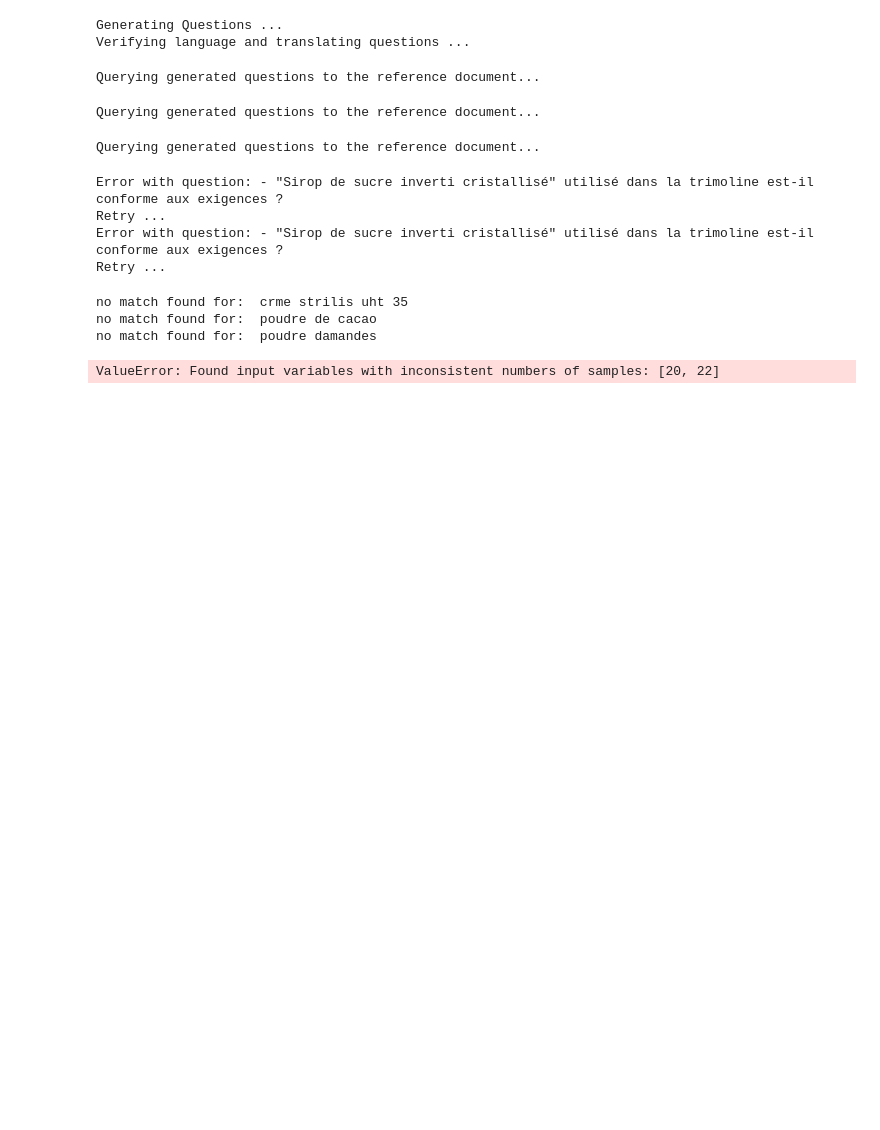
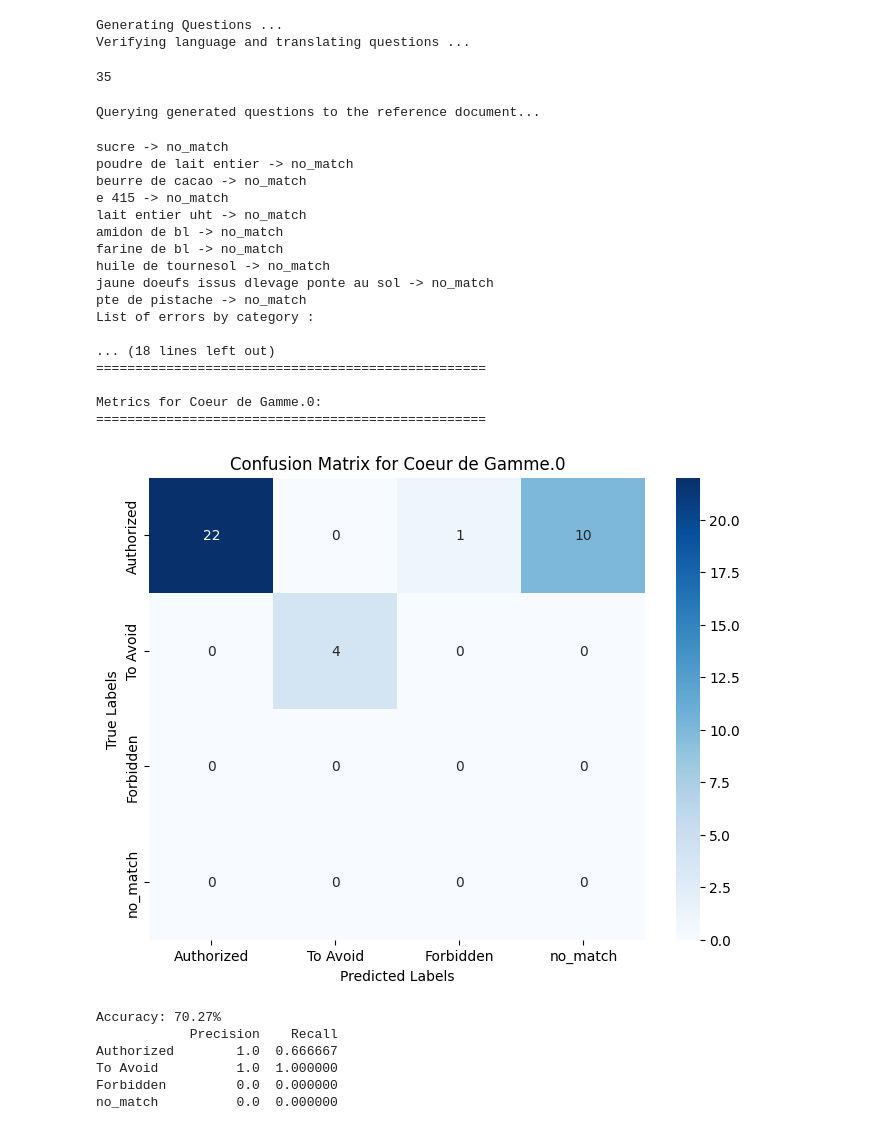
Before and after one commit to QuivrHQ/MegaParse, a Jupyter notebook: notebooks/evaluate_diff_agent.ipynb, the cells around one changed output. Drawn from its saved outputs; the diff is of its cells as text; code cells hidden in the pictures; blank space fills up the shorter version.

```diff
--- a/notebooks/evaluate_diff_agent.ipynb
+++ b/notebooks/evaluate_diff_agent.ipynb
@@ -15,23 +15,43 @@ questions = agent.generate_questions(Path("../megaparse/cdp/exemple_fournisseur_
 # %% [output]
 Generating Questions ...
 Verifying language and translating questions ...
+# %%
+len(questions)
+# %% [output]
+35
 # %%
 # additional_context = ContextType(category='Entree de Gamme', context='pour les produits de la catégorie Entree de Gamme ?')
 # agent.run(additional_context=additional_context, verbose=True)
 # %%
-additional_contexts = [ContextType(category='Entree de Gamme', context='pour les produits de la catégorie Entree de Gamme ?'),
-                        ContextType(category='Coeur de Gamme', context='pour les produits de la catégorie Coeur de Gamme ?'),
-                        ContextType(category='Haut de Gamme', context='pour les produits de la catégorie Haut de Gamme ?')]
-generated_df = agent.evaluate(source_path= None, target_path= Path('../megaparse/cdp/ground_truth_palet.csv'), tab_name= None, additional_contexts=additional_contexts, verbose=True)
+additional_contexts = [
+                        ContextType(category='Coeur de Gamme', context='pour les produits de la catégorie Coeur de Gamme ?')
+                        # ContextType(category='Entree de Gamme', context='pour les produits de la catégorie Entree de Gamme ?'),
+                        # ContextType(category='Haut de Gamme', context='pour les produits de la catégorie Haut de Gamme ?')
+                        ]
+generated_df = agent.evaluate(source_path= None, target_path= Path('../megaparse/cdp/ground_truth.csv'), tab_name= None, additional_contexts=additional_contexts, verbose=True, compute_all=False)
 # %% [output]
 Querying generated questions to the reference document...
-Querying generated questions to the reference document...
+sucre -> no_match
+poudre de lait entier -> no_match
+beurre de cacao -> no_match
+e 415 -> no_match
+lait entier uht -> no_match
+amidon de bl -> no_match
+farine de bl -> no_match
+huile de tournesol -> no_match
+jaune doeufs issus dlevage ponte au sol -> no_match
+pte de pistache -> no_match
+List of errors by category :
+
+... (18 lines left out)
+==================================================
+
+Metrics for Coeur de Gamme.0:
+==================================================
+[figure, added]
-Querying generated questions to the reference document...
+Accuracy: 70.27%
+            Precision    Recall
+Authorized        1.0  0.666667
+To Avoid          1.0  1.000000
+Forbidden         0.0  0.000000
+no_match          0.0  0.000000
-Error with question: - "Sirop de sucre inverti cristallisé" utilisé dans la trimoline est-il conforme aux exigences ?
-Retry ...
-Error with question: - "Sirop de sucre inverti cristallisé" utilisé dans la trimoline est-il conforme aux exigences ?
-Retry ...
-no match found for:  crme strilis uht 35
-no match found for:  poudre de cacao
-no match found for:  poudre damandes
-ValueError: Found input variables with inconsistent numbers of samples: [20, 22]
```
Also changed, not shown: parts of 8 cells of this notebook, 4 other files.
